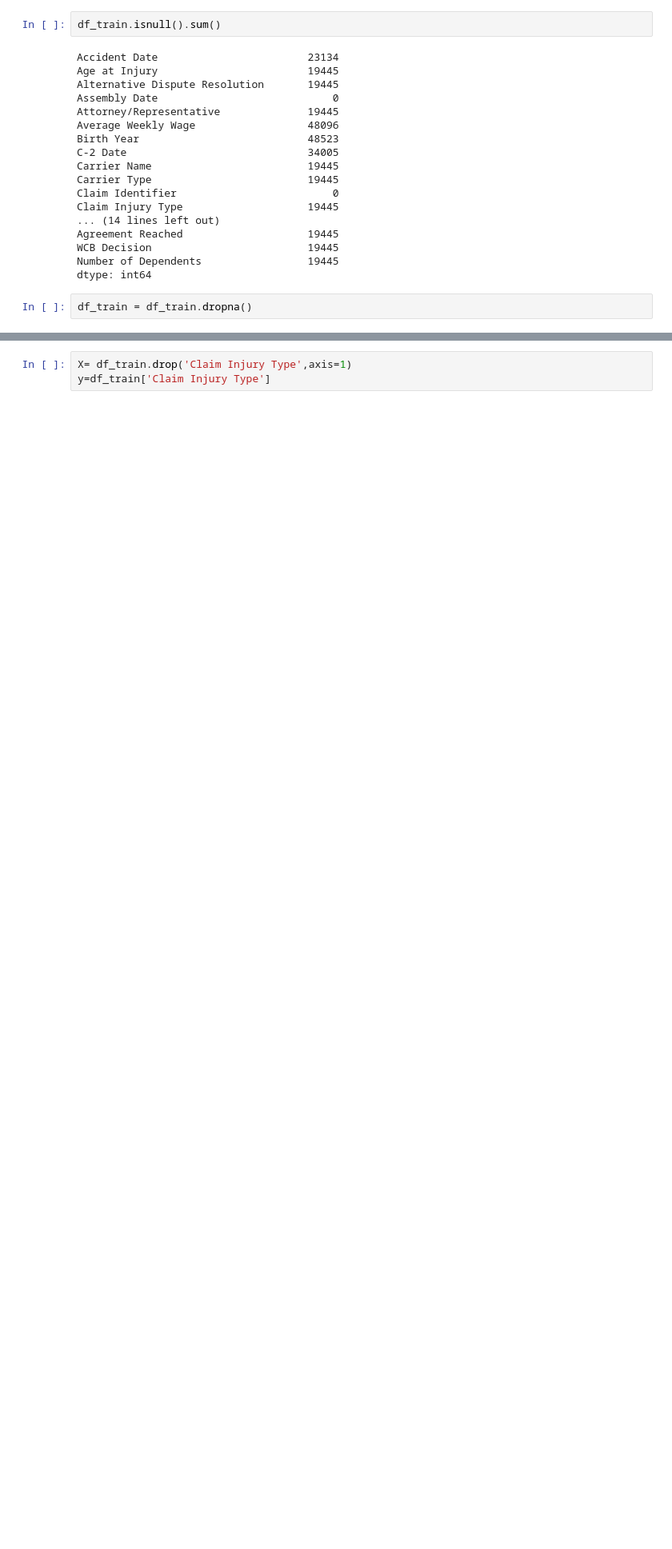
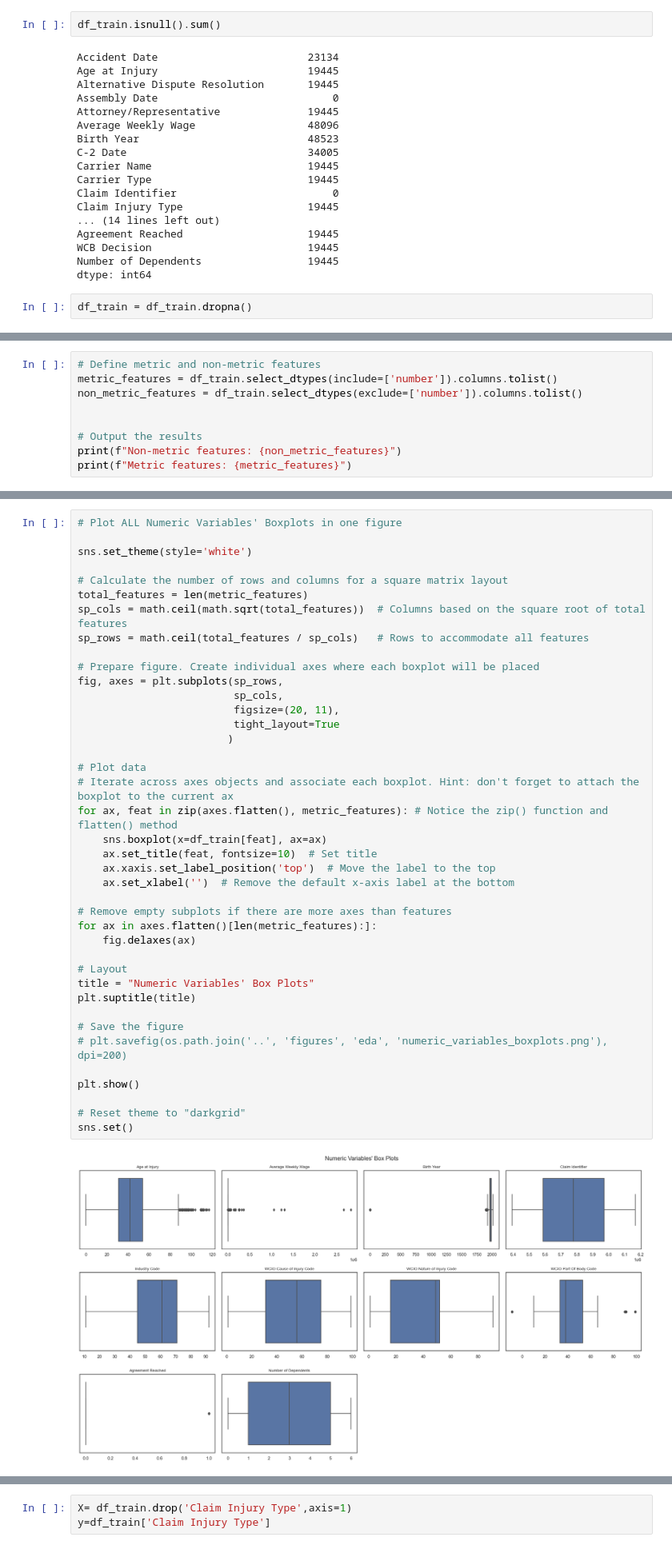
Before and after one commit to xandga/Machine_Learning_project, a Jupyter notebook: Deliverables/Notebook.ipynb, the cells around one changed output, grey strips where cells are left out. Shown at 80% size. Drawn from its saved outputs; the diff is of its cells as text; blank space fills up the shorter version.

```diff
--- a/Deliverables/Notebook.ipynb
+++ b/Deliverables/Notebook.ipynb
@@ -177,0 +283,9 @@ The <span style='color:Blue'> var()  </span> method allows us to check if there
+# %%
+# Define metric and non-metric features
+metric_features = df_train.select_dtypes(include=['number']).columns.tolist()
+non_metric_features = df_train.select_dtypes(exclude=['number']).columns.tolist()
+
+
+# Output the results
+print(f"Non-metric features: {non_metric_features}")
+print(f"Metric features: {metric_features}")
@@ -177,0 +295,42 @@ The <span style='color:Blue'> var()  </span> method allows us to check if there
+# %%
+# Plot ALL Numeric Variables' Boxplots in one figure
+
+sns.set_theme(style='white')
+
+# Calculate the number of rows and columns for a square matrix layout
+total_features = len(metric_features)
+sp_cols = math.ceil(math.sqrt(total_features))  # Columns based on the square root of total features
+sp_rows = math.ceil(total_features / sp_cols)   # Rows to accommodate all features
+
+# Prepare figure. Create individual axes where each boxplot will be placed
+fig, axes = plt.subplots(sp_rows,
+                         sp_cols,
+                         figsize=(20, 11),
+                         tight_layout=True
+                        )
+
+# Plot data
+# Iterate across axes objects and associate each boxplot. Hint: don't forget to attach the boxplot to the current ax
+for ax, feat in zip(axes.flatten(), metric_features): # Notice the zip() function and flatten() method
+    sns.boxplot(x=df_train[feat], ax=ax)
+    ax.set_title(feat, fontsize=10)  # Set title
+    ax.xaxis.set_label_position('top')  # Move the label to the top
+    ax.set_xlabel('')  # Remove the default x-axis label at the bottom
+
+# Remove empty subplots if there are more axes than features
+for ax in axes.flatten()[len(metric_features):]:
+    fig.delaxes(ax)
+
+# Layout
+title = "Numeric Variables' Box Plots"
+plt.suptitle(title)
+
+# Save the figure
+# plt.savefig(os.path.join('..', 'figures', 'eda', 'numeric_variables_boxplots.png'), dpi=200)
+
+plt.show()
+
+# Reset theme to "darkgrid"
+sns.set()
+# %% [output]
+[figure, added]
```
Also changed, not shown: parts of 60 cells of this notebook.
